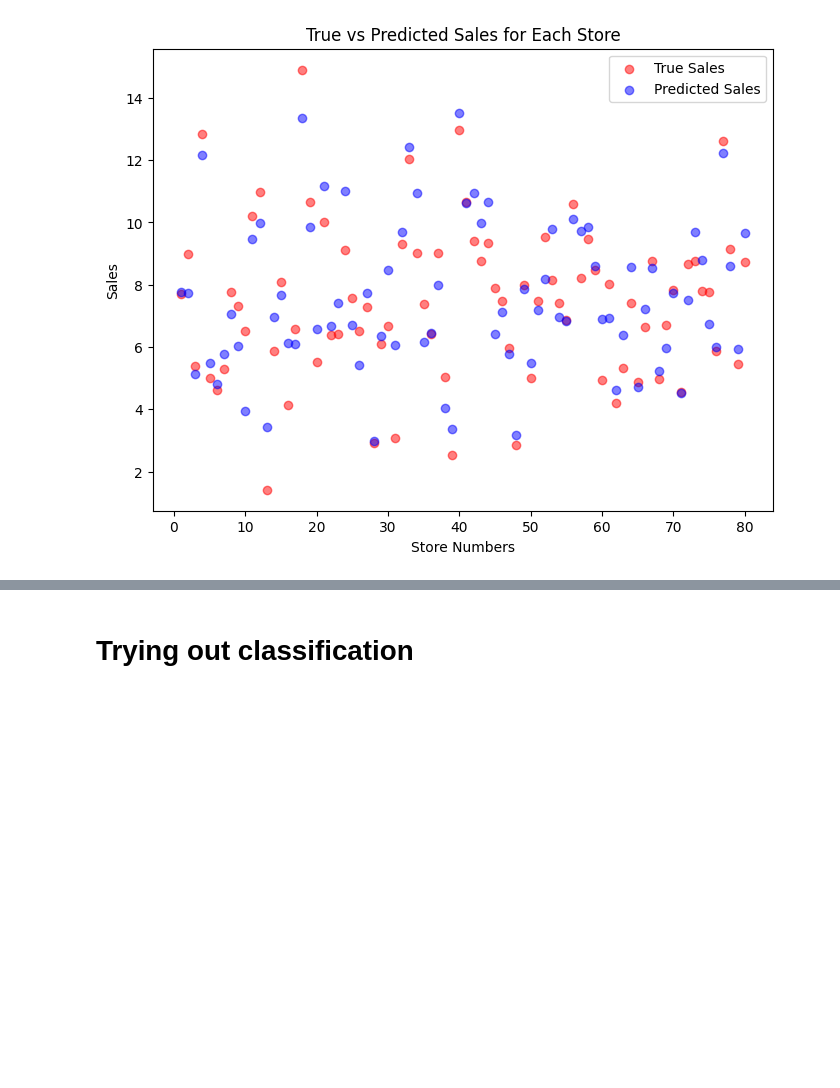
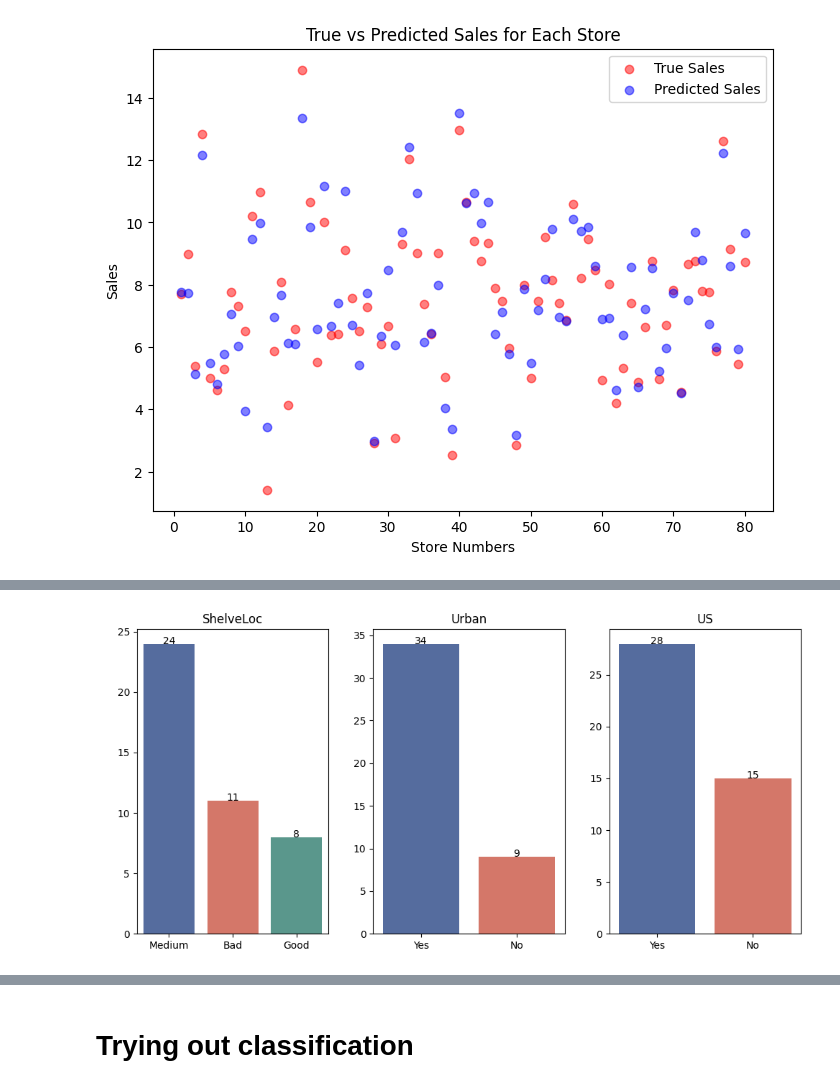
Before and after one commit to fredrik998/AppliedMachineLearning, a Jupyter notebook: Codes/FredrikCodes.ipynb, the cells around one changed output, grey strips where cells are left out. Drawn from its saved outputs; the diff is of its cells as text; code cells hidden in the pictures; blank space fills up the shorter version.

```diff
--- a/Codes/FredrikCodes.ipynb
+++ b/Codes/FredrikCodes.ipynb
@@ -422,0 +484,30 @@ plt.show()
+# %%
+cat_features_overp = overperforming_df.select_dtypes('object')
+
+# Define the custom color palette
+custom_palette = ['#4967AA', '#E66A57', '#50A192']
+
+fig = plt.figure(figsize=(10, 5))
+
+for i, j in enumerate(cat_features_overp):
+    ax = fig.add_subplot(1, 3, i + 1)
+
+    # Recalculate data frame for the specific column
+    value_counts_overperforming_df = overperforming_df[j].value_counts().sort_values(ascending=False).to_frame()
+
+    # Create barplot using the custom color palette
+    ax = sns.barplot(data=value_counts_overperforming_df, x=value_counts_overperforming_df.index, y=j, palette=custom_palette)
+
+    # Create text annotations
+    text = value_counts_overperforming_df[j]
+    for x, y in enumerate(text):
+        ax.text(x, y, y, horizontalalignment='center')
+
+    ax.set_ylabel(' ')
+    ax.set_xlabel('')
+    ax.set_title(j)
+
+plt.tight_layout()
+plt.show()
+# %% [output]
+[figure, added]
```
Also changed, not shown: parts of 16 cells of this notebook.
